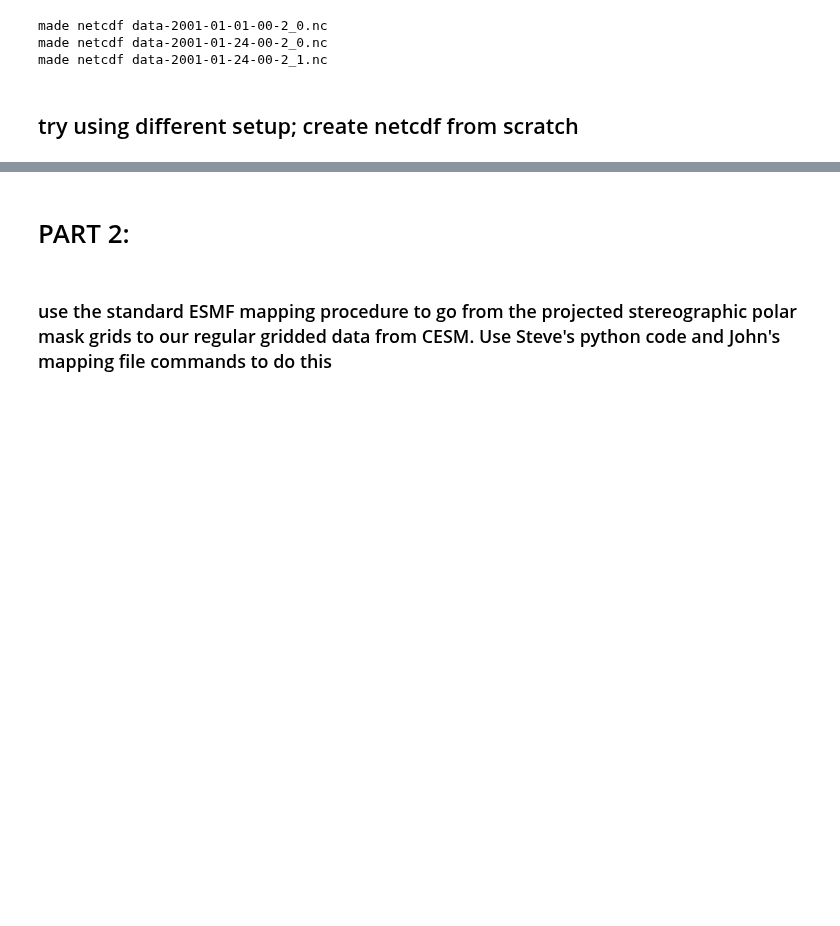
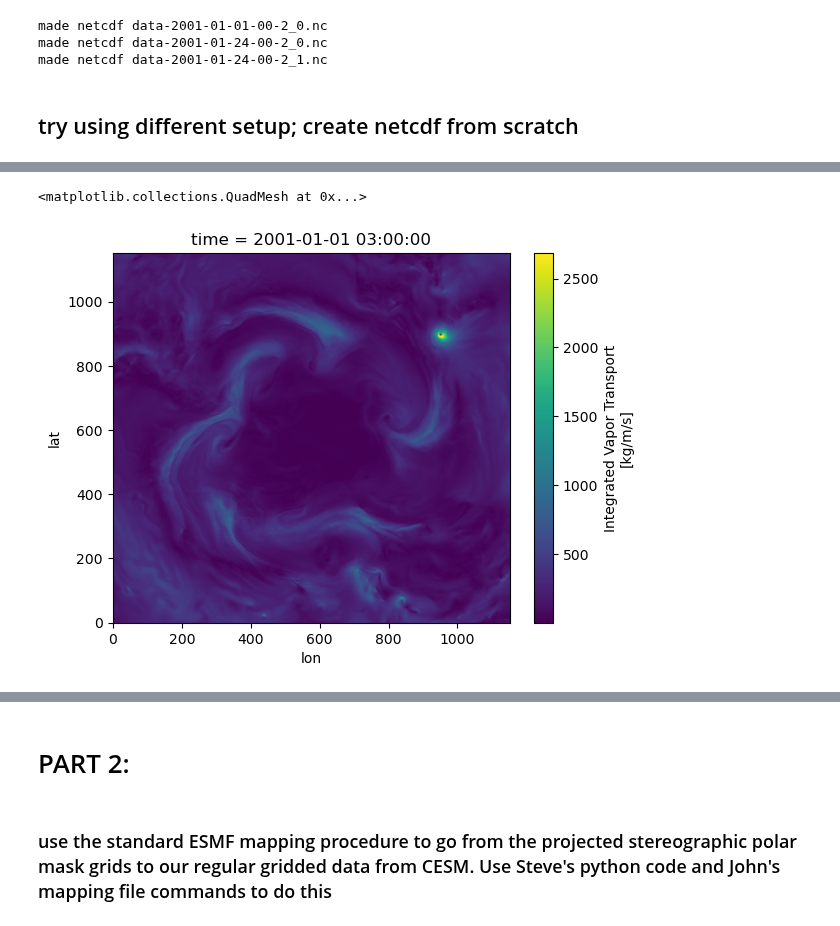
Before and after one commit to katiedagon/ML-extremes, a Jupyter notebook: notebooks/PolarARs/PolarLatLon.ipynb, the cells around one changed output, grey strips where cells are left out. Saved outputs shown, nothing was run; the diff lists cells and outputs as text; code cells hidden in the pictures; blank space fills up the shorter version.

```diff
--- a/notebooks/PolarARs/PolarLatLon.ipynb
+++ b/notebooks/PolarARs/PolarLatLon.ipynb
@@ -661,0 +633,5 @@ tmq_subset_array.isel(variable=5).isel(nvertices=0,nbnd=0).to_netcdf('/glade/u/h
+# %%
+ivt_ds.sel(time=cftime.DatetimeNoLeap(time_year, time_month, time_day, 3, 0, 0, 0, has_year_zero=True), method='nearest').windhusavi.rename({'latitude': 'lat', 'longitude': 'lon'}).plot()
+# %% [output]
+<matplotlib.collections.QuadMesh at 0x...>
+[figure, added]
```
Also changed, not shown: parts of 29 cells of this notebook.
